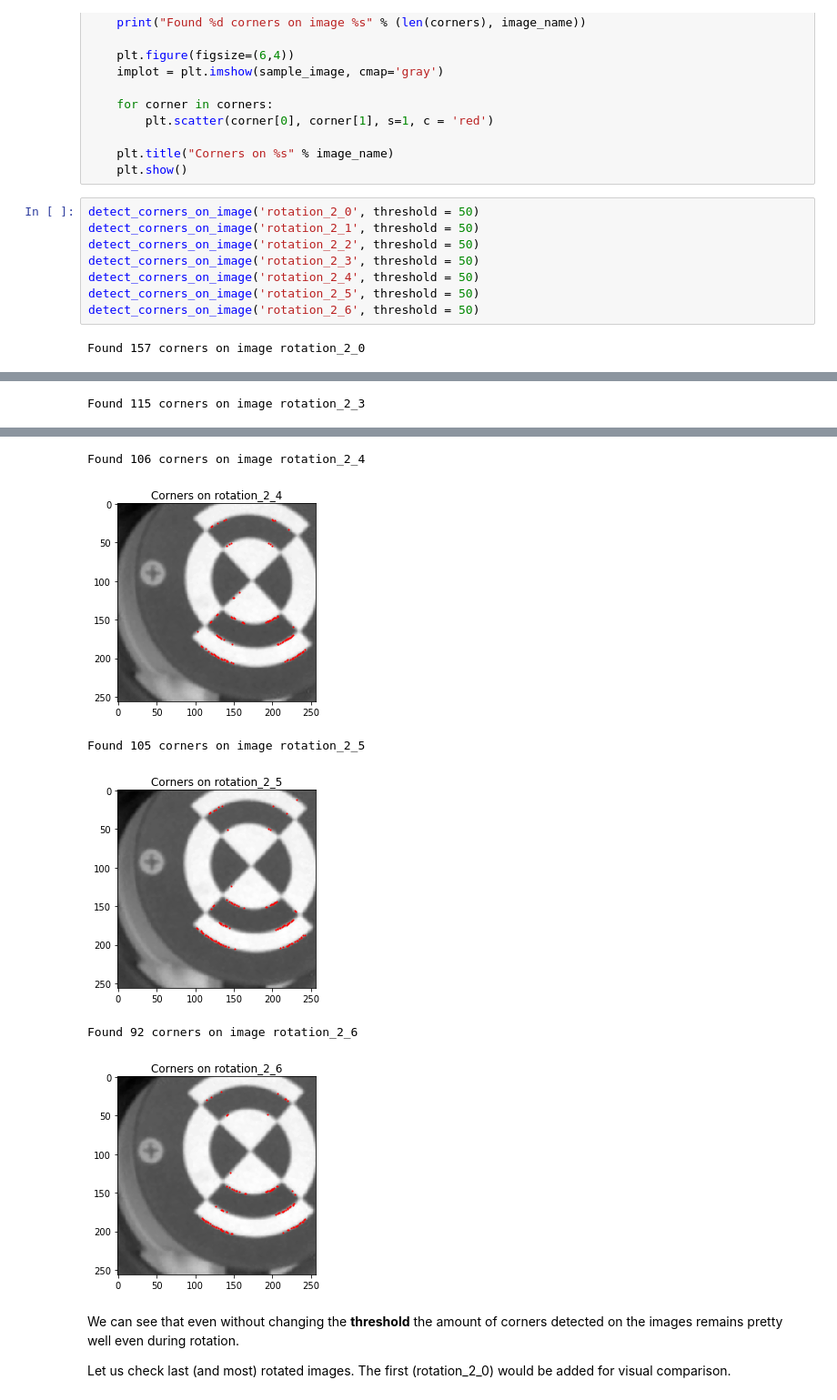
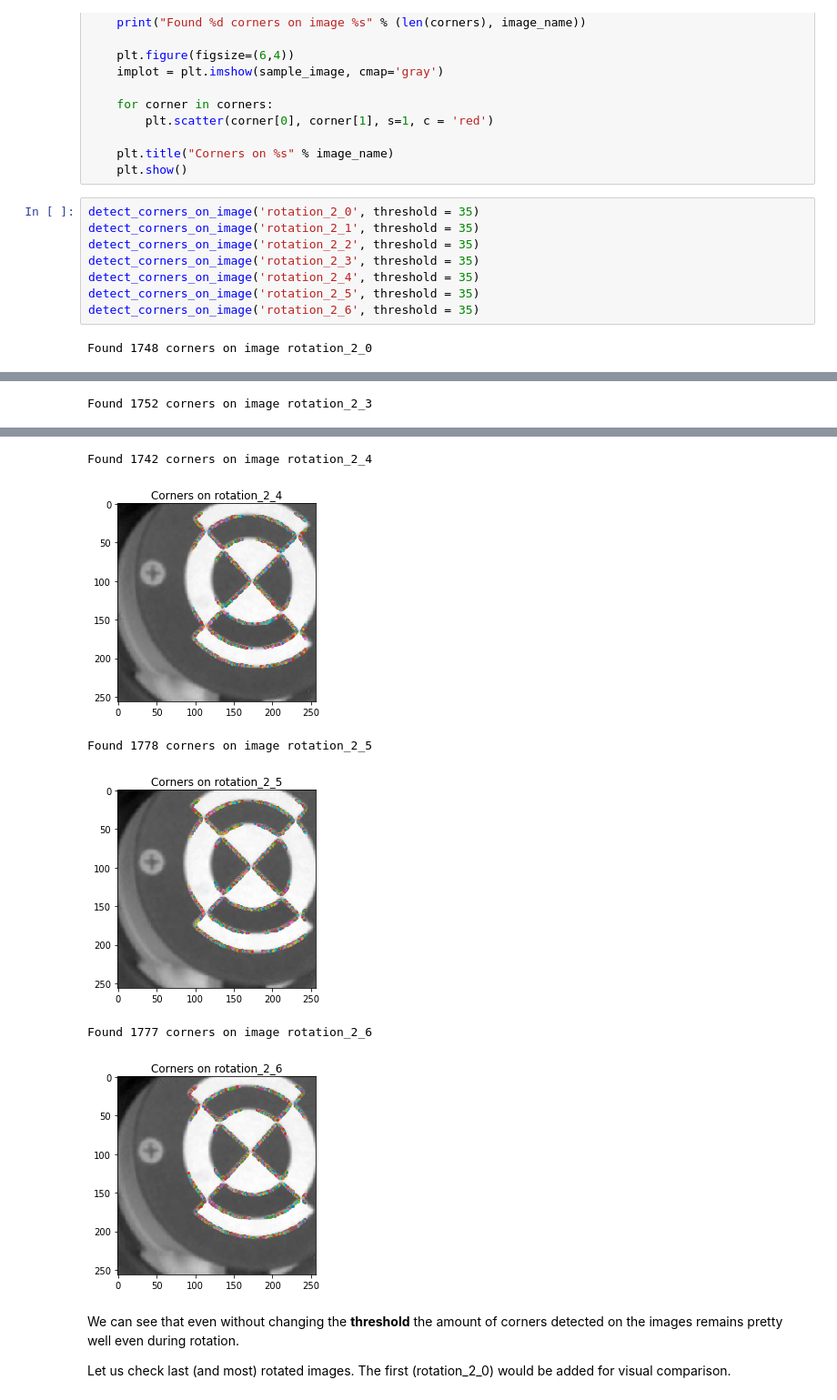
Before and after one commit to Progern/computer-vision-hw, a Jupyter notebook: cv-1-2/cv-hw-1-2.ipynb, the cells around one changed output, grey strips where cells are left out. Shown at 91% size. Cells and saved outputs as stored; diff of their text form.

```diff
--- a/cv-1-2/cv-hw-1-2.ipynb
+++ b/cv-1-2/cv-hw-1-2.ipynb
@@ -83,12 +83,12 @@ def detect_corners_on_image(image_name, threshold):
     plt.title("Corners on %s" % image_name)
     plt.show()
 # %%
-detect_corners_on_image('rotation_2_0', threshold = 50)
-detect_corners_on_image('rotation_2_1', threshold = 50)
-detect_corners_on_image('rotation_2_2', threshold = 50)
-detect_corners_on_image('rotation_2_3', threshold = 50)
-detect_corners_on_image('rotation_2_4', threshold = 50)
-detect_corners_on_image('rotation_2_5', threshold = 50)
-detect_corners_on_image('rotation_2_6', threshold = 50)
+detect_corners_on_image('rotation_2_0', threshold = 35)
+detect_corners_on_image('rotation_2_1', threshold = 35)
+detect_corners_on_image('rotation_2_2', threshold = 35)
+detect_corners_on_image('rotation_2_3', threshold = 35)
+detect_corners_on_image('rotation_2_4', threshold = 35)
+detect_corners_on_image('rotation_2_5', threshold = 35)
+detect_corners_on_image('rotation_2_6', threshold = 35)
 # %% [output]
-Found 157 corners on image rotation_2_0
+Found 1748 corners on image rotation_2_0
@@ -100 +100 @@ Found 131 corners on image rotation_2_2
-Found 115 corners on image rotation_2_3
+Found 1752 corners on image rotation_2_3
@@ -102,9 +102,9 @@ Found 115 corners on image rotation_2_3
-Found 106 corners on image rotation_2_4
+Found 1742 corners on image rotation_2_4
-[figure, old version]
+[figure, new version]
-Found 105 corners on image rotation_2_5
+Found 1778 corners on image rotation_2_5
-[figure, old version]
+[figure, new version]
-Found 92 corners on image rotation_2_6
+Found 1777 corners on image rotation_2_6
-[figure, old version]
+[figure, new version]
 # %% [markdown]
 We can see that even without changing the **threshold** the amount of corners detected on the images remains pretty well even during rotation.
 
```
Also changed, not shown: parts of 2 cells of this notebook, 1 other file.
